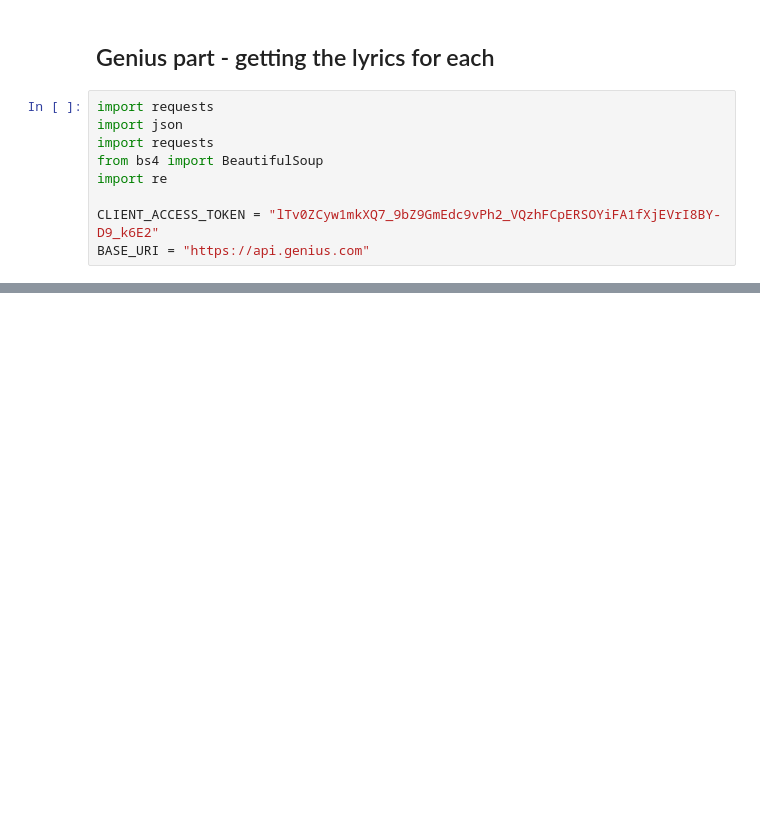
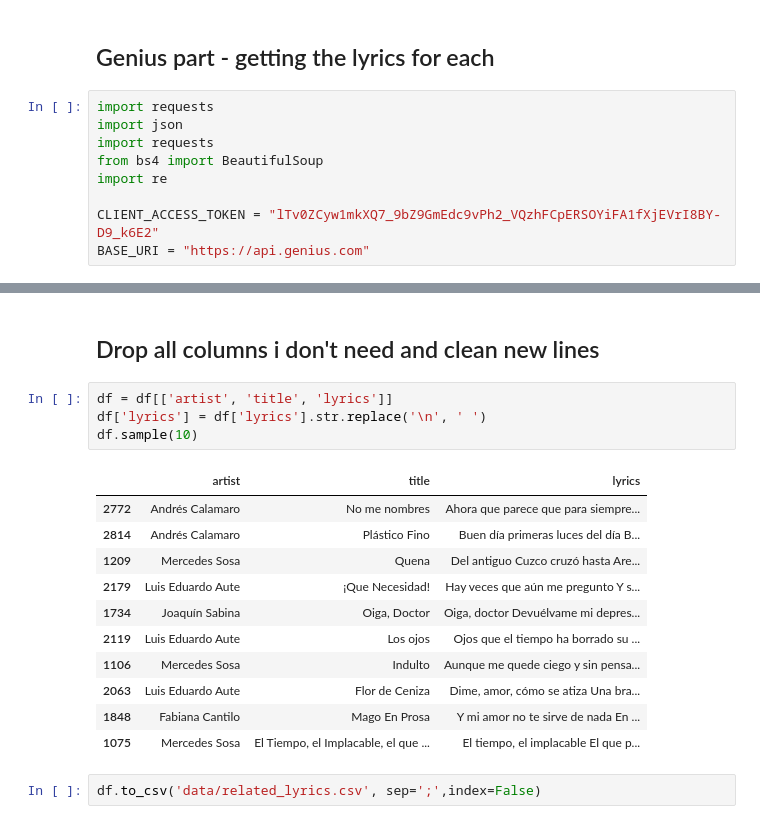
Before and after one commit to alexing/datadata, a Jupyter notebook: related_artists_dataset_builder.ipynb, the cells around one changed output, grey strips where cells are left out. Saved outputs shown, nothing was run; the diff lists cells and outputs as text; blank space fills up the shorter version.

```diff
--- a/related_artists_dataset_builder.ipynb
+++ b/related_artists_dataset_builder.ipynb
@@ -74,0 +194,20 @@ NameError: name 'BASE_URL' is not defined
+# %% [markdown]
+## Drop all columns i don't need and clean new lines
+# %%
+df = df[['artist', 'title', 'lyrics']]
+df['lyrics'] = df['lyrics'].str.replace('\n', ' ')
+df.sample(10)
+# %% [output]
+|  | artist | title | lyrics |
+| 2772 | Andrés Calamaro | No me nombres | Ahora que parece que para siempre... |
+| 2814 | Andrés Calamaro | Plástico Fino | Buen día primeras luces del día B... |
+| 1209 | Mercedes Sosa | Quena | Del antiguo Cuzco cruzó hasta Are... |
+| 2179 | Luis Eduardo Aute | ¡Que Necesidad! | Hay veces que aún me pregunto Y s... |
+| 1734 | Joaquín Sabina | Oiga, Doctor | Oiga, doctor Devuélvame mi depres... |
+| 2119 | Luis Eduardo Aute | Los ojos | Ojos que el tiempo ha borrado su ... |
+| 1106 | Mercedes Sosa | Indulto | Aunque me quede ciego y sin pensa... |
+| 2063 | Luis Eduardo Aute | Flor de Ceniza | Dime, amor, cómo se atiza Una bra... |
+| 1848 | Fabiana Cantilo | Mago En Prosa | Y mi amor no te sirve de nada En ... |
+| 1075 | Mercedes Sosa | El Tiempo, el Implacable, el que ... | El tiempo, el implacable El que p... |
+# %%
+df.to_csv('data/related_lyrics.csv', sep=';',index=False)
```
Also changed, not shown: parts of 10 cells of this notebook, 2 other files.
